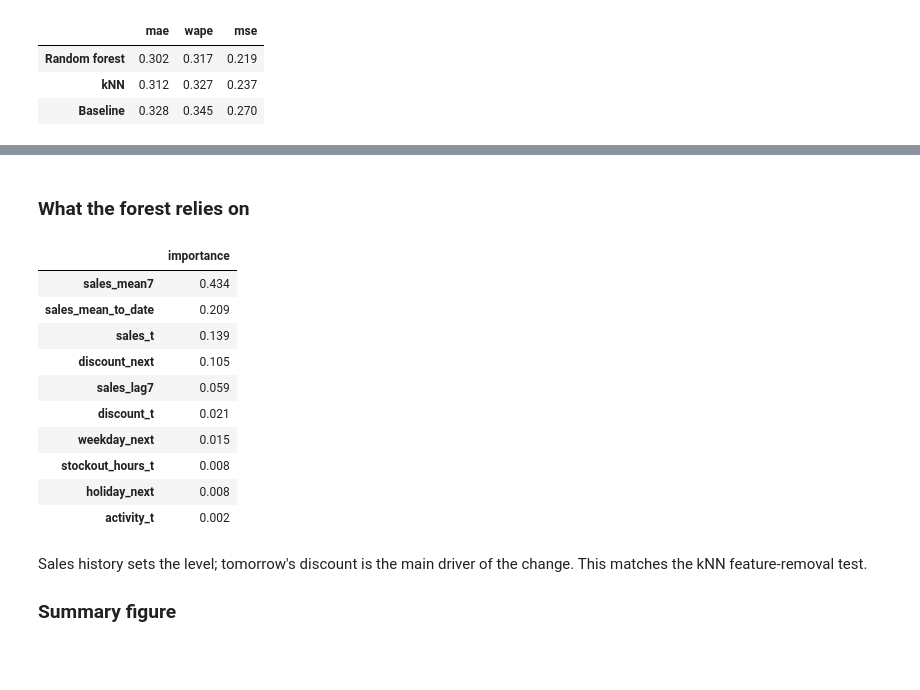
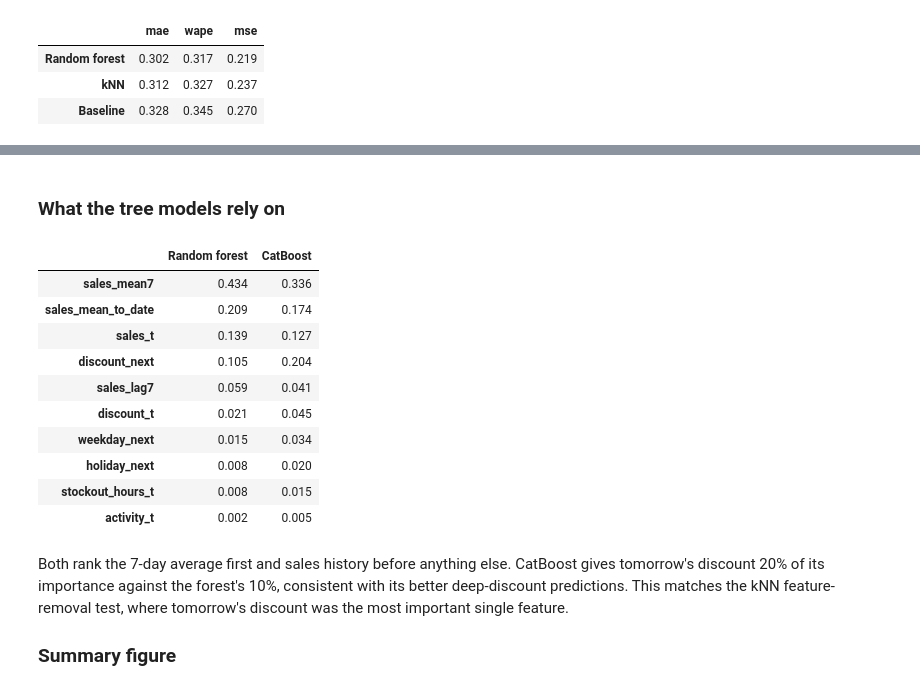
Before and after one commit to Lisayinyy/MAIB_7002, a Jupyter notebook: discount_sales_prediction.ipynb, the cells around one changed output, grey strips where cells are left out. Drawn from its saved outputs; the diff is of its cells as text; code cells hidden in the pictures; blank space fills up the shorter version.

```diff
--- a/discount_sales_prediction.ipynb
+++ b/discount_sales_prediction.ipynb
@@ -483,0 +457,16 @@ Ensemble tuning not run yet. Set TUNE_ENSEMBLE = True after locking CatBoost.
+# %%
+CAT_GRID_1 = [{"depth": d, "learning_rate": lr, "iterations": it} for d in (4, 6, 8) for lr in (0.03, 0.1) for it in (500, 1500)]
+CAT_GRID_1B = [{"depth": d, "learning_rate": lr, "iterations": it} for d in (3, 4, 5) for lr in (0.01, 0.02, 0.03) for it in (300, 500, 1000)]
+CAT_KEYS = ["depth", "learning_rate", "iterations"]
+
+if RERUN_TUNING:
+    cat1 = ev.cross_validate(feat, models.make_catboost, CAT_GRID_1, n_jobs=1); cat1.to_csv(C.RESULTS / "catboost_round1_folds.csv", index=False)
+    cat1b = ev.cross_validate(feat, models.make_catboost, CAT_GRID_1B, n_jobs=1); cat1b.to_csv(C.RESULTS / "catboost_round1b_folds.csv", index=False)
+else:
+    cat1 = pd.read_csv(C.RESULTS / "catboost_round1_folds.csv")
+    cat1b = pd.read_csv(C.RESULTS / "catboost_round1b_folds.csv")
+
+cat1_summary = ev.summarise(cat1, CAT_KEYS, baseline)
+print("Round 1: MAE by depth and learning rate (columns: iterations)")
+display(cat1_summary.mae.unstack("iterations").round(4))
+print("best:", cat1_summary.mae.idxmin(), f"MAE {cat1_summary.mae.min():.4f}   (forest 0.3024, kNN 0.3120, baseline {baseline.mae.mean():.4f})")
@@ -483,0 +488,6 @@ Ensemble tuning not run yet. Set TUNE_ENSEMBLE = True after locking CatBoost.
+# %%
+cat1b_summary = ev.summarise(cat1b, CAT_KEYS, baseline)
+display(cat1b_summary.mae.unstack("iterations").round(4))
+CAT_BEST = dict(zip(CAT_KEYS, cat1b_summary.mae.idxmin()))
+CAT_BEST = {"depth": int(CAT_BEST["depth"]), "learning_rate": float(CAT_BEST["learning_rate"]), "iterations": int(CAT_BEST["iterations"])}
+print("best:", CAT_BEST, f"MAE {cat1b_summary.mae.min():.4f}")
@@ -515,10 +665,18 @@ Each locked model is fitted once on all training rows (April 4 – June 25) and
 # %%
-test, fitted = ev.fit_predict_test(feat, {"knn": models.make_knn(KNN_K), "rf": models.make_rf(max_depth=RF_DEPTH, min_leaf=RF_LEAF)})
-methods = {"Random forest": "pred_rf", "kNN (k=25)": "pred_knn", "Baseline (7-day mean)": "pred_baseline", "Same weekday last week": "pred_same_weekday"}
+test, fitted = ev.fit_predict_test(feat, {
+    "knn": models.make_knn(KNN_K),
+    "rf": models.make_rf(max_depth=RF_DEPTH, min_leaf=RF_LEAF),
+    "catboost": models.make_catboost(**CAT_BEST),
+    "ensemble": models.make_ensemble([("rf", models.make_rf(max_depth=RF_DEPTH, min_leaf=RF_LEAF)), ("catboost", models.make_catboost(**CAT_BEST))]),
+})
+methods = {"RF + CatBoost (50/50)": "pred_ensemble", "CatBoost": "pred_catboost", "Random forest": "pred_rf",
+           "kNN (k=25)": "pred_knn", "Baseline (7-day mean)": "pred_baseline", "Same weekday last week": "pred_same_weekday"}
 
 print(f"train rows: {len(ev.training_rows(feat)):,}   test rows: {len(test):,}")
 overall = ev.score_methods(test, methods)
 display(overall.round(4))
+base_mae = overall.loc["Baseline (7-day mean)", "mae"]
+display(((base_mae - overall.mae) / base_mae * 100).round(1).to_frame("MAE improvement over baseline, %"))
 
 overall.to_csv(C.RESULTS / "test_summary.csv")
 test[C.ROW_KEY + ["discount_next", C.TARGET, "target_stockout_hours", *methods.values()]].to_csv(C.RESULTS / "test_predictions.csv", index=False)
@@ -587,22 +754,23 @@ MAE by store
 # %% [markdown]
-### What the forest relies on
+### What the tree models rely on
 # %%
-display(models.feature_importance(fitted["rf"]).round(3).to_frame("importance"))
+display(pd.DataFrame({"Random forest": models.feature_importance(fitted["rf"]),
+                      "CatBoost": models.feature_importance(fitted["catboost"]) / 100}).round(3).sort_values("Random forest", ascending=False))
 # %% [output]
-|  | importance |
-| sales_mean7 | 0.434 |
-| sales_mean_to_date | 0.209 |
-| sales_t | 0.139 |
-| discount_next | 0.105 |
-| sales_lag7 | 0.059 |
-| discount_t | 0.021 |
-| weekday_next | 0.015 |
-| stockout_hours_t | 0.008 |
-| holiday_next | 0.008 |
-| activity_t | 0.002 |
+|  | Random forest | CatBoost |
+| sales_mean7 | 0.434 | 0.336 |
+| sales_mean_to_date | 0.209 | 0.174 |
+| sales_t | 0.139 | 0.127 |
+| discount_next | 0.105 | 0.204 |
+| sales_lag7 | 0.059 | 0.041 |
+| discount_t | 0.021 | 0.045 |
+| weekday_next | 0.015 | 0.034 |
+| holiday_next | 0.008 | 0.020 |
+| stockout_hours_t | 0.008 | 0.015 |
+| activity_t | 0.002 | 0.005 |
-# %% [markdown]
-Sales history sets the level; tomorrow's discount is the main driver of the change. This matches the kNN feature-removal test.
-
-### Summary figure
+# %% [markdown]
+Both rank the 7-day average first and sales history before anything else. CatBoost gives tomorrow's discount 20% of its importance against the forest's 10%, consistent with its better deep-discount predictions. This matches the kNN feature-removal test, where tomorrow's discount was the most important single feature.
+
+### Summary figure
 # %%
 compare = {label: col for label, col in methods.items() if col != "pred_same_weekday"}
```
Also changed, not shown: parts of 34 cells of this notebook, 19 other files.
